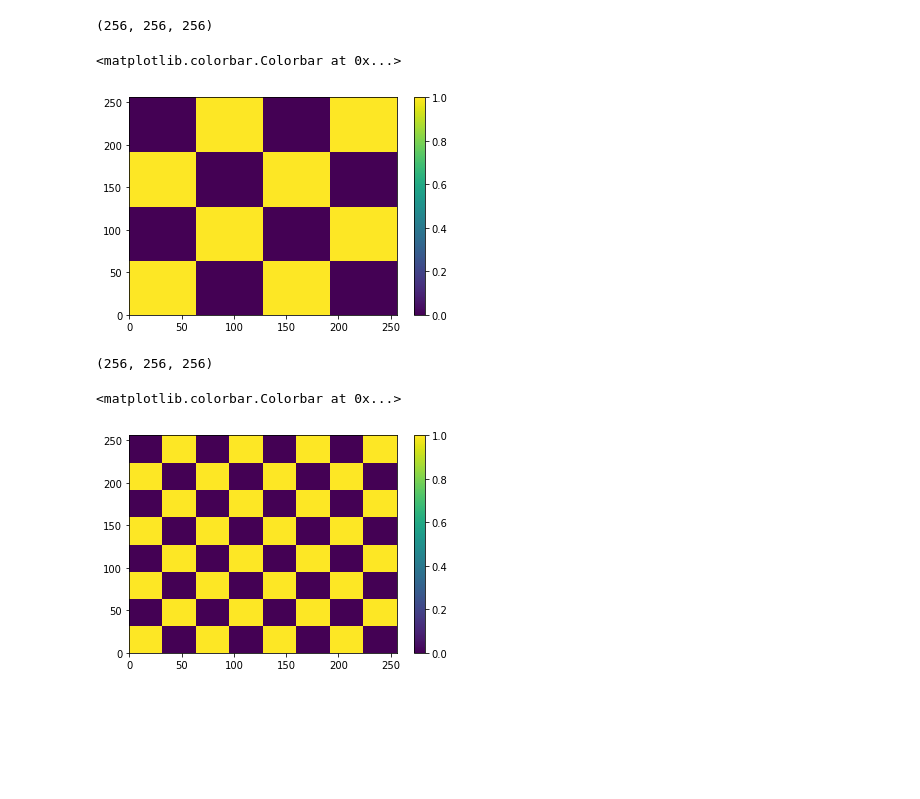
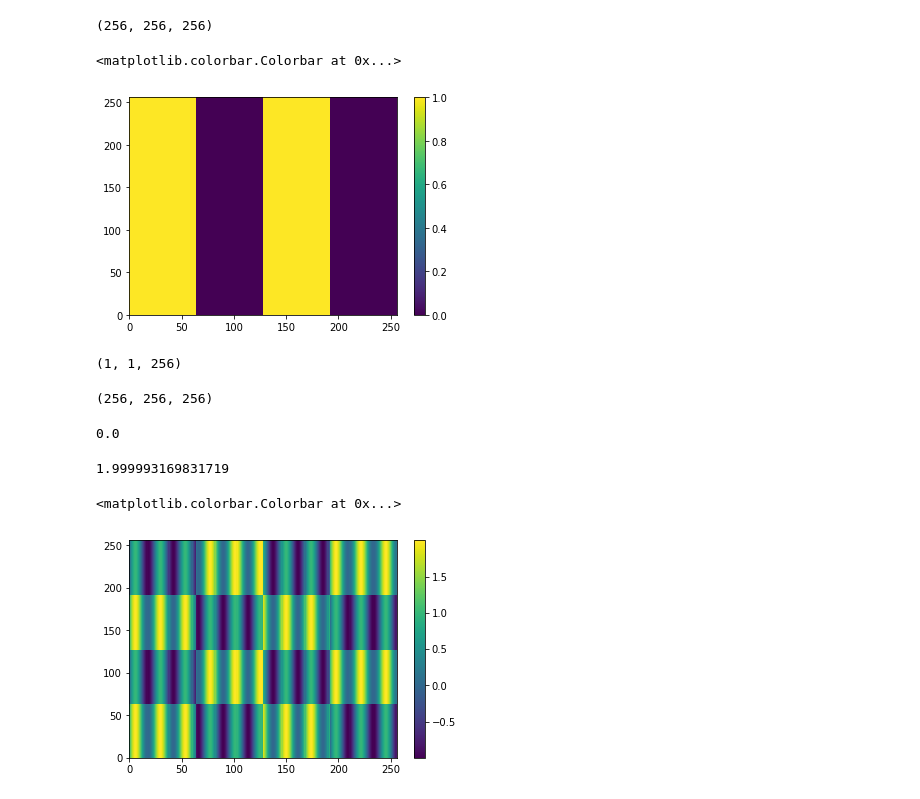
Before and after one commit to derekdesantis/climate, a Jupyter notebook: Generate_Tests.ipynb, the cells around one changed output. Saved outputs shown, nothing was run; the diff lists cells and outputs as text; code cells hidden in the pictures; blank space fills up the shorter version.

```diff
--- a/Generate_Tests.ipynb
+++ b/Generate_Tests.ipynb
@@ -302,8 +495,8 @@ test2.shape
 # %% [output]
 (256, 256, 256)
 # %%
-p = plt.pcolormesh(test2[34])
+p = plt.pcolormesh(test2[:,:,])
 plt.colorbar(p)
 # %% [output]
 <matplotlib.colorbar.Colorbar at 0x...>
-[figure, old version]
+[figure, new version]
@@ -312 +503,12 @@ test3 = np.kron([[1, 0] * 4, [0, 1] * 4] * 4, np.ones((256, 32, 32)))
+# %%
+a = np.ones((256,256,1))
+# %%
+b = np.linspace(0, 21.3*np.pi, num=256)
+b = np.sin(b)
+b = np.array([[b]])
+b.shape
+# %% [output]
+(1, 1, 256)
+# %%
+c = np.kron(a,b)
 # %%
@@ -314,8 +516,18 @@ test3.shape
 # %% [output]
 (256, 256, 256)
+# %%
+c[1,0,0]
+# %% [output]
+0.0
+# %%
+test3 = test2+c
+# %%
+np.max(test3)
+# %% [output]
+1.999993169831719
 # %%
-p = plt.pcolormesh(test3[34])
+p = plt.pcolormesh(test3[0,:,:])
 plt.colorbar(p)
 # %% [output]
 <matplotlib.colorbar.Colorbar at 0x...>
-[figure, old version]
+[figure, new version]
```
Also changed, not shown: parts of 47 cells of this notebook, 6 other files.
